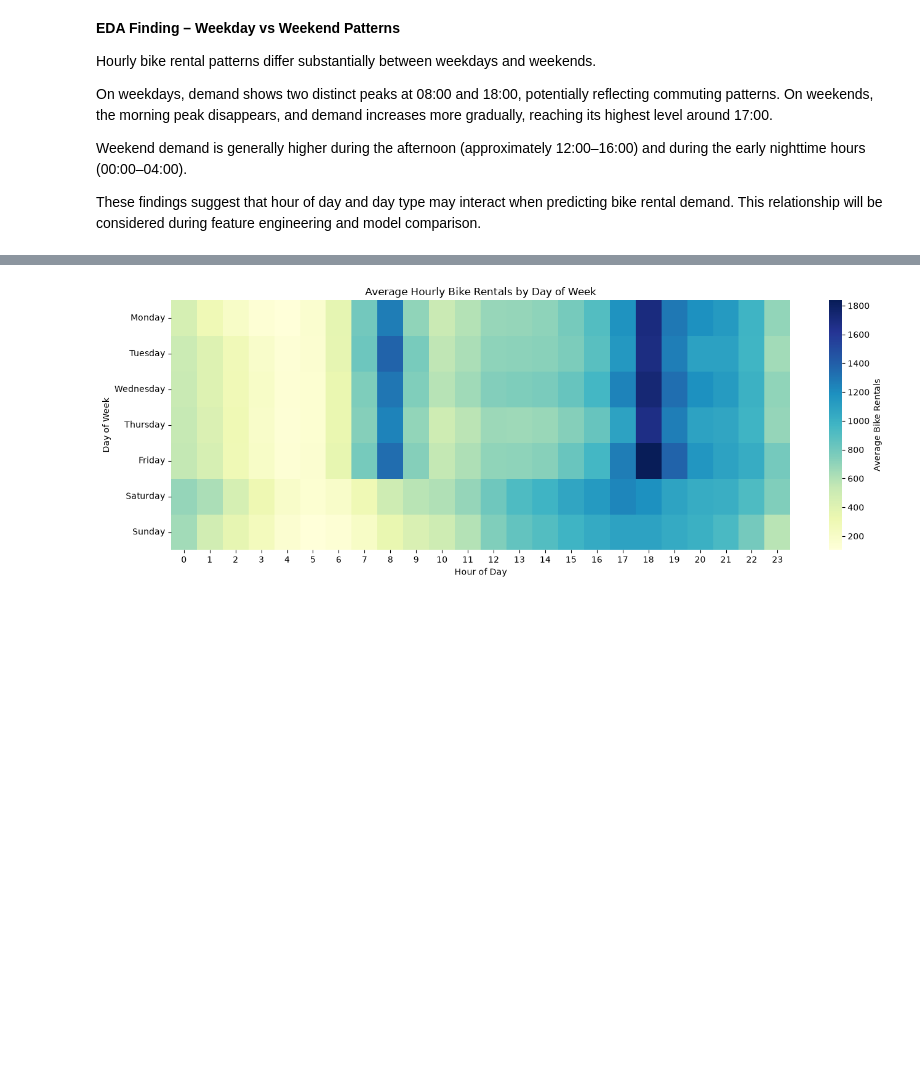
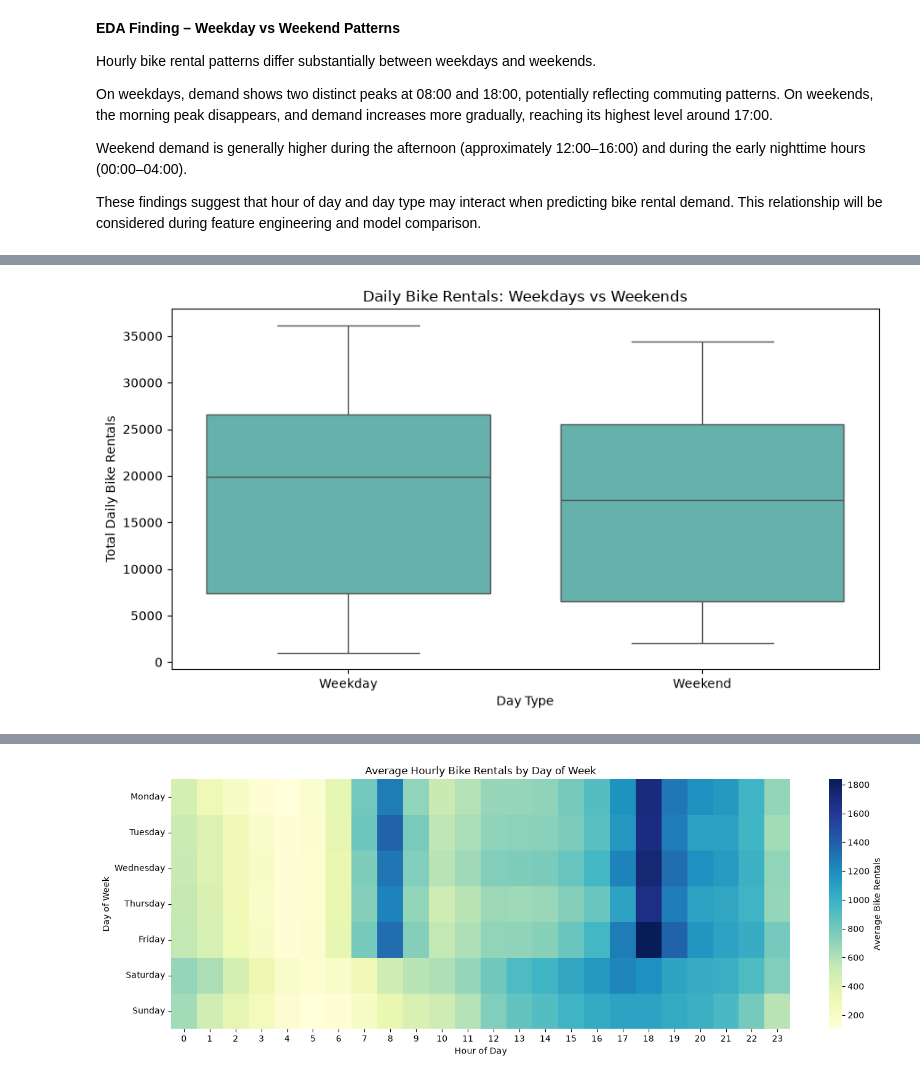
Before and after one commit to ChandaNovent/BikeFlow, a Jupyter notebook: 01_bikeflow_analysis.ipynb, the cells around one changed output, grey strips where cells are left out. Saved outputs shown, nothing was run; the diff lists cells and outputs as text; code cells hidden in the pictures; blank space fills up the shorter version.

```diff
--- a/01_bikeflow_analysis.ipynb
+++ b/01_bikeflow_analysis.ipynb
@@ -669,0 +743,29 @@ These findings suggest that hour of day and day type may interact when predictin
+# %%
+# Create labels for weekdays and weekends
+daily_rentals["day_type"] = np.where(
+    daily_rentals["is_weekend"],
+    "Weekend",
+    "Weekday"
+)
+
+# Create a boxplot to compare daily rental distributions
+plt.figure(figsize=(9, 5))
+
+sns.boxplot(
+    data=daily_rentals,
+    x="day_type",
+    y="total_rentals",
+    order=["Weekday", "Weekend"],
+    color="#59BDB5"
+)
+
+# Add descriptive chart labels
+plt.title("Daily Bike Rentals: Weekdays vs Weekends")
+plt.xlabel("Day Type")
+plt.ylabel("Total Daily Bike Rentals")
+
+# Improve the layout
+plt.tight_layout()
+plt.show()
+# %% [output]
+[figure, added]
```
Also changed, not shown: parts of 6 cells of this notebook, 1 other file.
